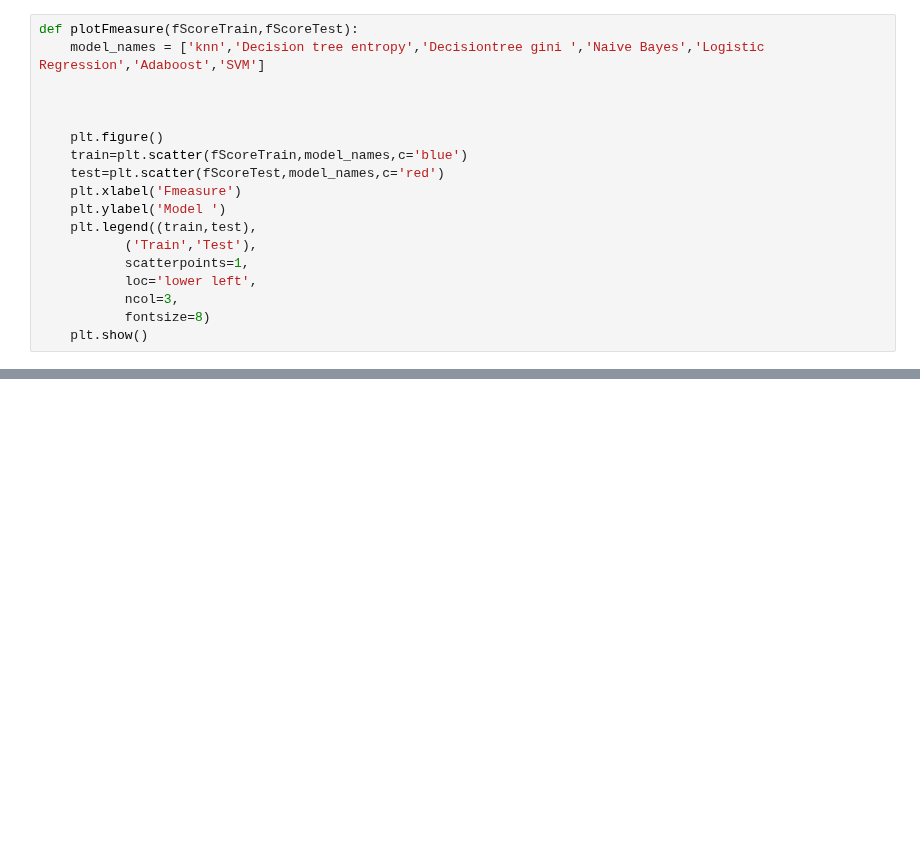
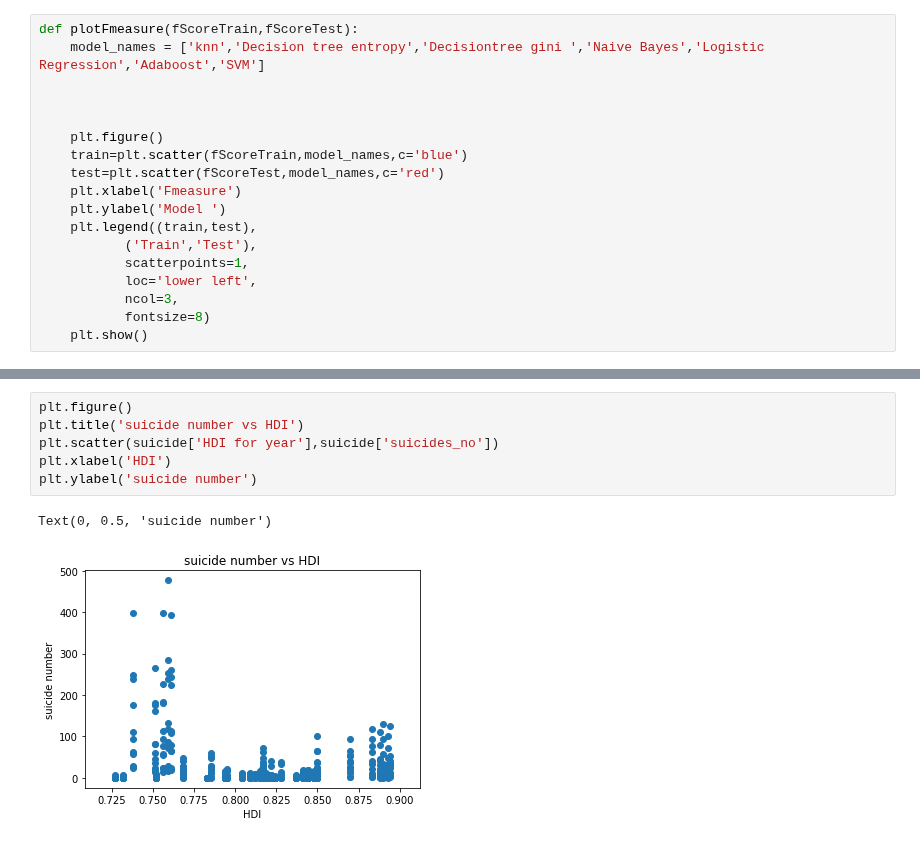
Before and after one commit to aghapygad336/MENA, a Jupyter notebook: gtd_happiness.ipynb, the cells around one changed output, grey strips where cells are left out. Saved outputs shown, nothing was run; the diff lists cells and outputs as text; blank space fills up the shorter version.

```diff
--- a/gtd_happiness.ipynb
+++ b/gtd_happiness.ipynb
@@ -405,0 +345,9 @@ plotFmeasure(fScoreTrain,fScoreTest)
+# %%
+plt.figure()
+plt.title('suicide number vs HDI')
+plt.scatter(suicide['HDI for year'],suicide['suicides_no'])
+plt.xlabel('HDI')
+plt.ylabel('suicide number')
+# %% [output]
+Text(0, 0.5, 'suicide number')
+[figure, added]
```
Also changed, not shown: parts of 37 cells of this notebook.
